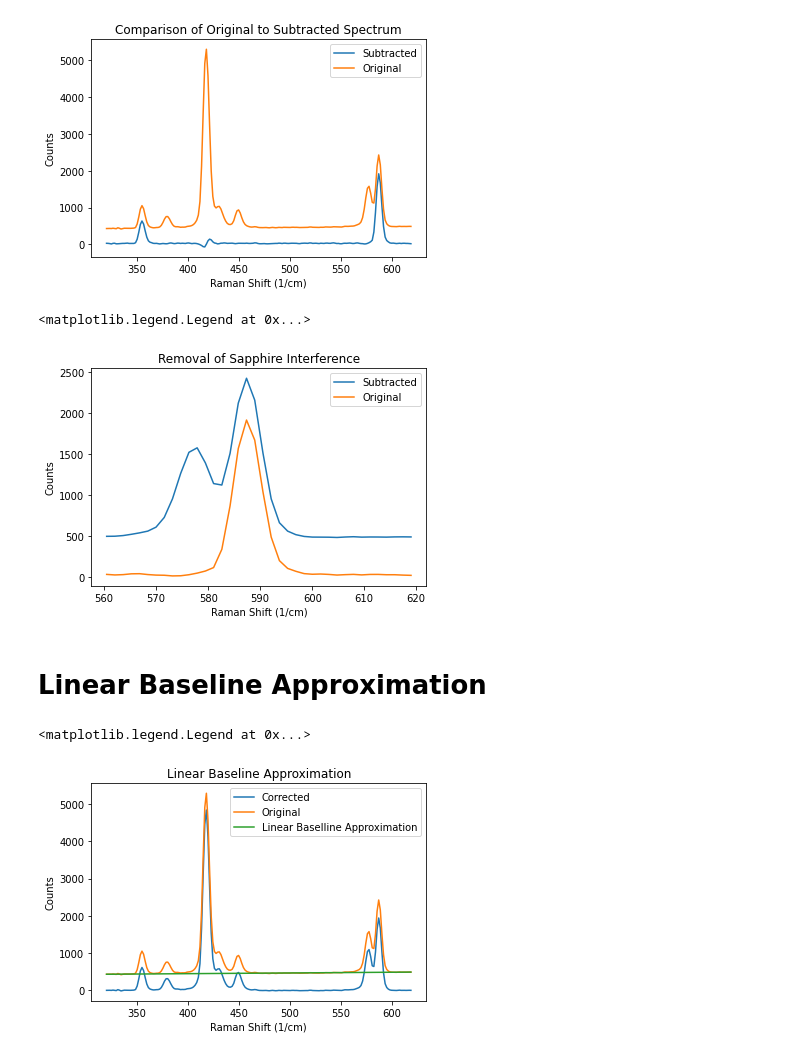
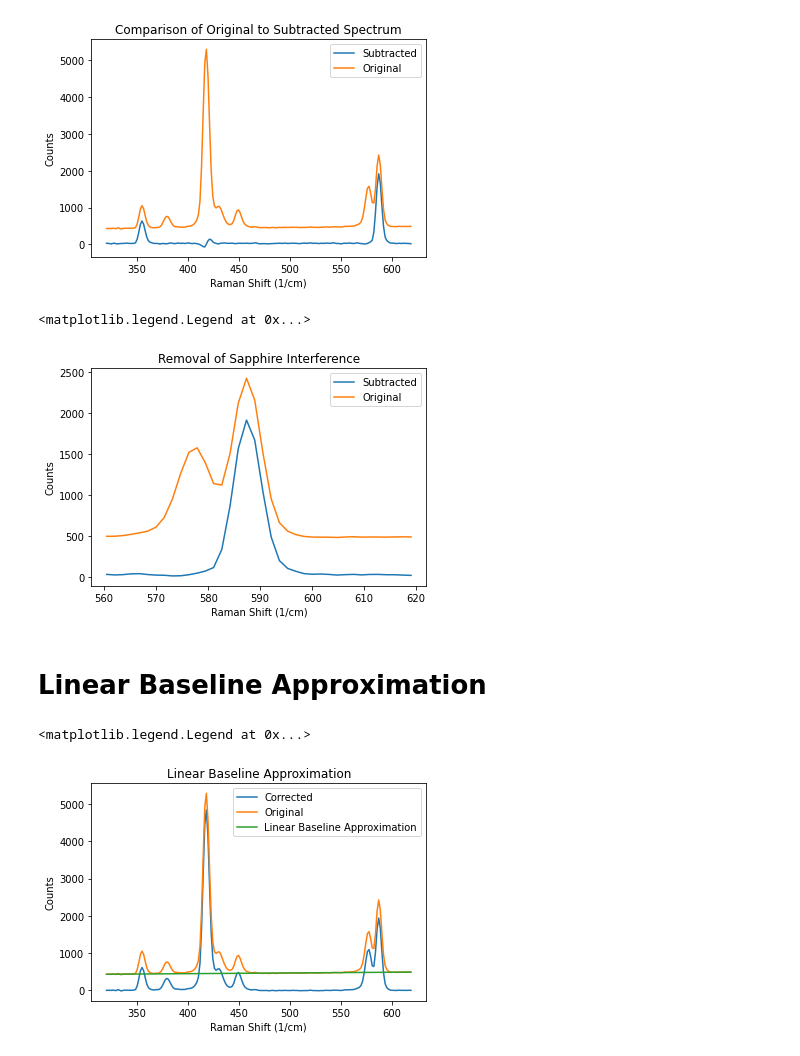
Before and after one commit to connrich/Ortho-Para-Pal, a Jupyter notebook: Ortho-Para Analysis Report.ipynb, the cells around one changed output. Drawn from its saved outputs; the diff is of its cells as text; code cells hidden in the pictures.

Commit message:
Final figures for report

```diff
--- a/Ortho-Para Analysis Report.ipynb
+++ b/Ortho-Para Analysis Report.ipynb
@@ -60,15 +60,15 @@ original_sapphire_window = original_sapphire_window[sapphire_window]
 subtracted_sapphire_window = windowed_spectrum.copy()
 subtracted_sapphire_window = subtracted_sapphire_window[sapphire_window]
 
+plt.plot(subtracted_sapphire_window[0], subtracted_sapphire_window[1])
 plt.plot(original_sapphire_window[0], original_sapphire_window[1])
-plt.plot(subtracted_sapphire_window[0], subtracted_sapphire_window[1])
 plt.title('Removal of Sapphire Interference')
 plt.xlabel(x_label)
 plt.ylabel(y_label)
 plt.legend(['Subtracted', 'Original'])
 # %% [output]
 <matplotlib.legend.Legend at 0x...>
-[figure, old version]
+[figure, new version]
 # %% [markdown]
 # Linear Baseline Approximation
 # %%
@@ -112,17 +112,17 @@ def correct_baseline(df, data_range):
 # %%
 original_spectrum = h2_spectra.copy()
 original_windowed_spectrum = original_spectrum[low_window]
 original_windowed_spectrum = original_windowed_spectrum[high_window]
 
 corrected_windowed_spectrum, line = correct_baseline(original_spectrum, [320, 620])
 
 plt.plot(corrected_windowed_spectrum[0], corrected_windowed_spectrum[1])
 plt.plot(original_windowed_spectrum[0], original_windowed_spectrum[1])
 plt.plot(original_windowed_spectrum[0], line)
 plt.title('Linear Baseline Approximation')
 plt.xlabel(x_label)
 plt.ylabel(y_label)
-plt.legend(['Corrected', 'Original', 'Linear Baselline Approximation'])
+plt.legend(['Corrected', 'Original', 'Linear Baseline Approximation'])
 # %% [output]
 <matplotlib.legend.Legend at 0x...>
-[figure, old version]
+[figure, new version]
```
Also changed, not shown: parts of 3 cells of this notebook.
